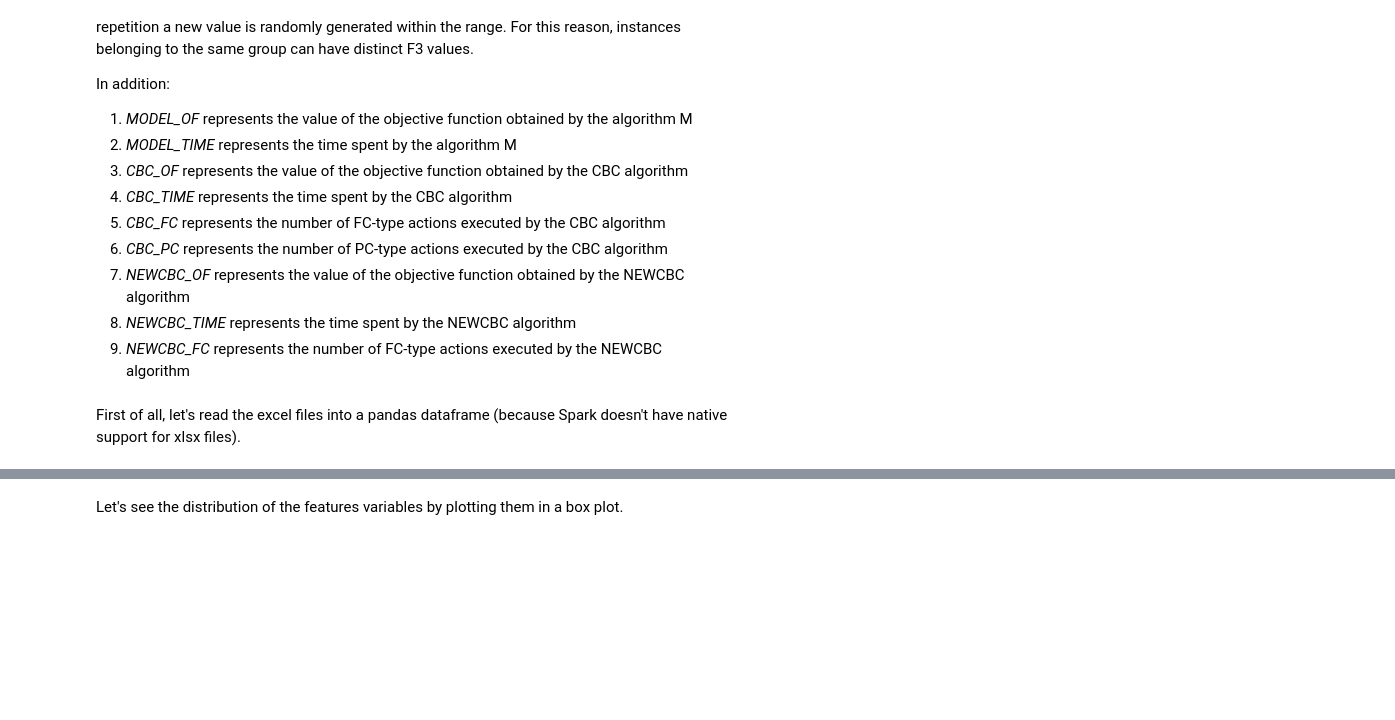
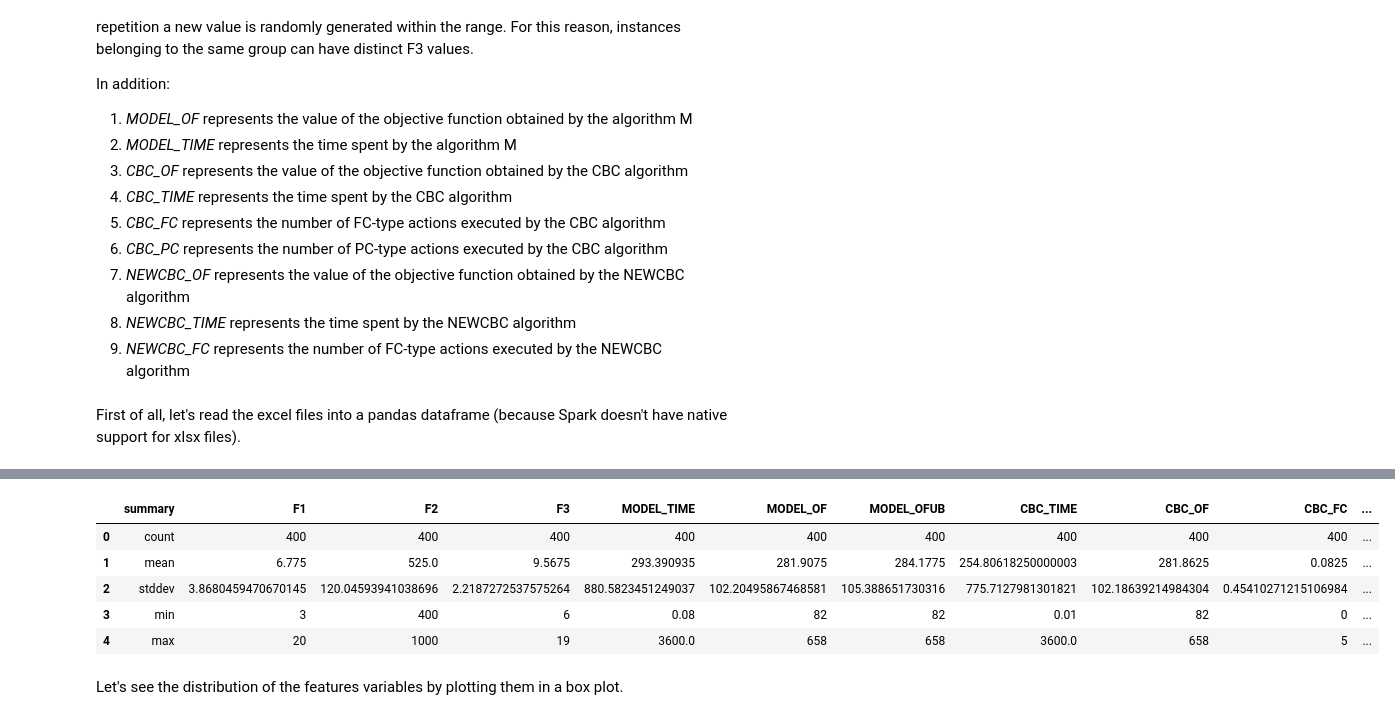
Before and after one commit to nbencini/TIDS2020-Spark-Assignment, a Jupyter notebook: notebook.ipynb, the cells around one changed output, grey strips where cells are left out. Cells and saved outputs as stored; diff of their text form; code cells hidden in the pictures; blank space fills up the shorter version.

```diff
--- a/notebook.ipynb
+++ b/notebook.ipynb
@@ -37,3 +70,12 @@ df = df.append(pd.read_excel('data/risultati_F_zaini_piccoli_27-33.xlsx'))
+# %%
+dataset.describe("F1", "F2", "F3", "MODEL_TIME", "MODEL_OF", "MODEL_OFUB", "CBC_TIME", "CBC_OF", "CBC_FC", "CBC_PC", "NEWCBC_TIME", "NEWCBC_OF", "NEWCBC_FC").toPandas()
+# %% [output]
+|  | summary | F1 | F2 | F3 | MODEL_TIME | MODEL_OF | MODEL_OFUB | CBC_TIME | CBC_OF | CBC_FC | ... |
+| 0 | count | 400 | 400 | 400 | 400 | 400 | 400 | 400 | 400 | 400 | ... |
+| 1 | mean | 6.775 | 525.0 | 9.5675 | 293.390935 | 281.9075 | 284.1775 | 254.80618250000003 | 281.8625 | 0.0825 | ... |
+| 2 | stddev | 3.8680459470670145 | 120.04593941038696 | 2.2187272537575264 | 880.5823451249037 | 102.20495867468581 | 105.388651730316 | 775.7127981301821 | 102.18639214984304 | 0.45410271215106984 | ... |
+| 3 | min | 3 | 400 | 6 | 0.08 | 82 | 82 | 0.01 | 82 | 0 | ... |
+| 4 | max | 20 | 1000 | 19 | 3600.0 | 658 | 658 | 3600.0 | 658 | 5 | ... |
 # %% [markdown]
 Let's see the distribution of the features variables by plotting them in a box plot.
 # %%
```
Also changed, not shown: parts of 12 cells of this notebook.
